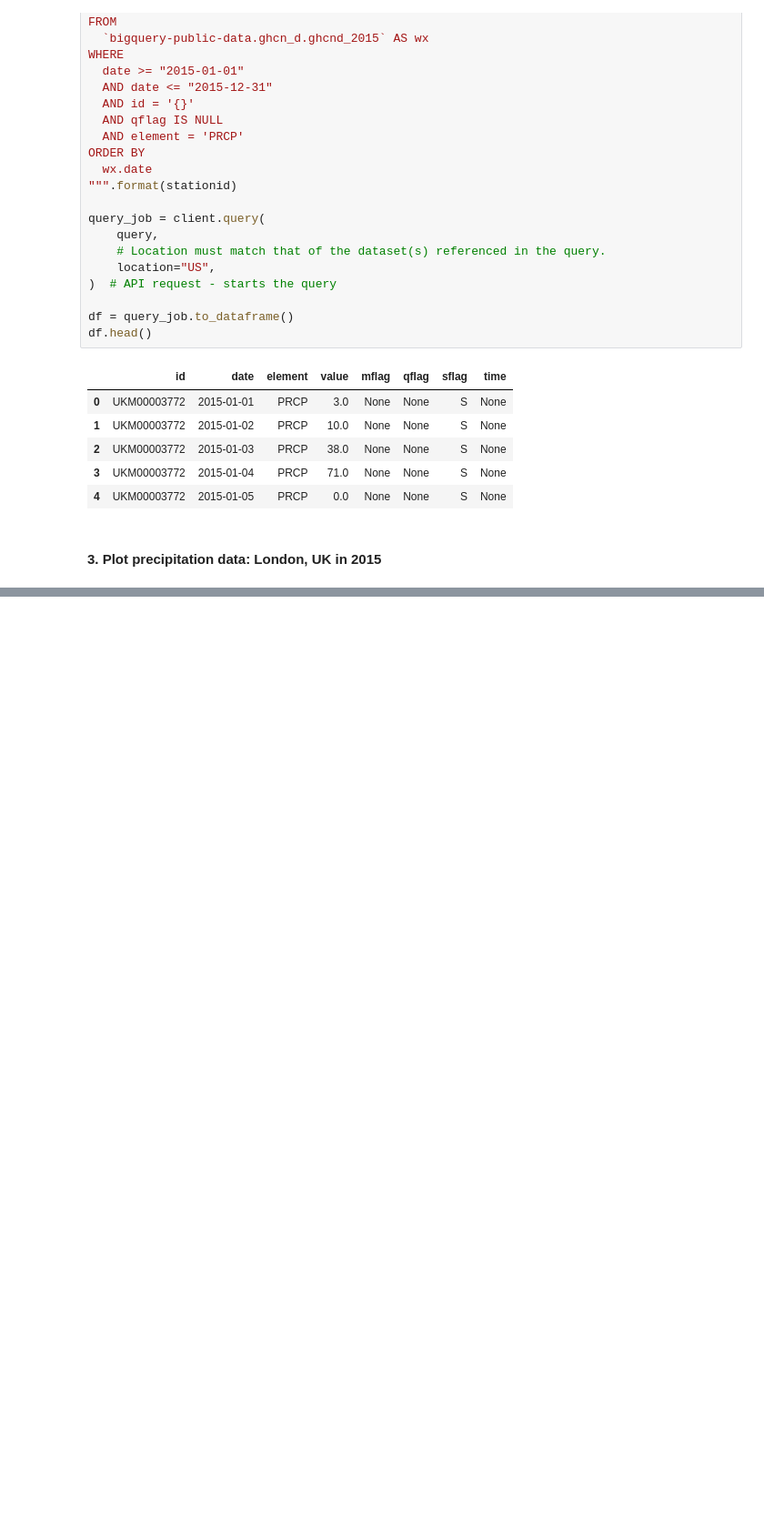
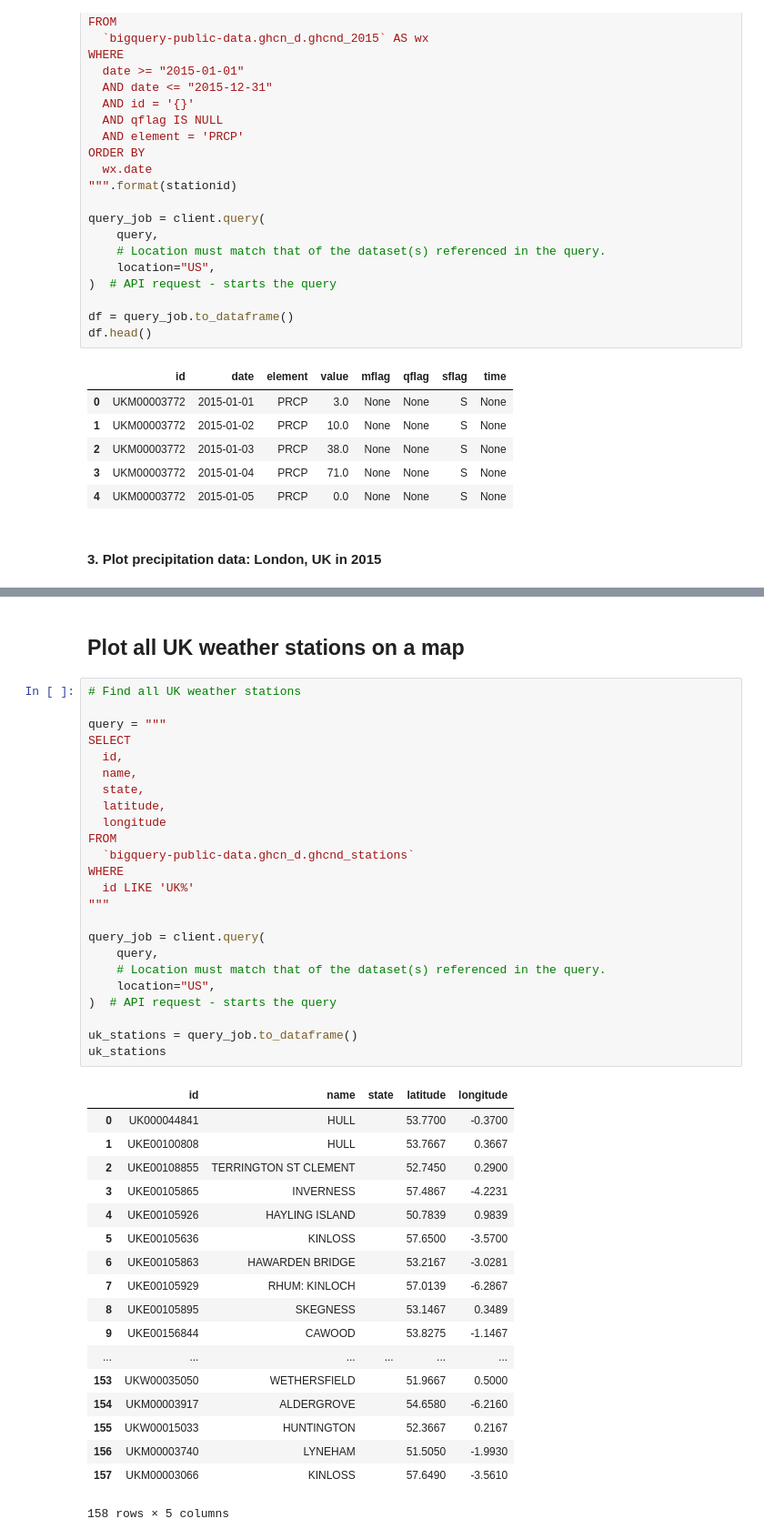
Before and after one commit to polong-lin/london-weather-bigquery, a Jupyter notebook: London Weather Data.ipynb, the cells around one changed output, grey strips where cells are left out. Shown at 91% size. Drawn from its saved outputs; the diff is of its cells as text; blank space fills up the shorter version.

```diff
--- a/London Weather Data.ipynb
+++ b/London Weather Data.ipynb
@@ -181,0 +190,45 @@ plt.plot(df.date.values, df.value.values)
+# %% [markdown]
+## Plot all UK weather stations on a map
+# %%
+# Find all UK weather stations
+
+query = """
+SELECT
+  id,
+  name,
+  state,
+  latitude,
+  longitude
+FROM
+  `bigquery-public-data.ghcn_d.ghcnd_stations`
+WHERE
+  id LIKE 'UK%'
+"""
+
+query_job = client.query(
+    query,
+    # Location must match that of the dataset(s) referenced in the query.
+    location="US",
+)  # API request - starts the query
+
+uk_stations = query_job.to_dataframe()
+uk_stations
+# %% [output]
+|  | id | name | state | latitude | longitude |
+| 0 | UK000044841 | HULL |  | 53.7700 | -0.3700 |
+| 1 | UKE00100808 | HULL |  | 53.7667 | 0.3667 |
+| 2 | UKE00108855 | TERRINGTON ST CLEMENT |  | 52.7450 | 0.2900 |
+| 3 | UKE00105865 | INVERNESS |  | 57.4867 | -4.2231 |
+| 4 | UKE00105926 | HAYLING ISLAND |  | 50.7839 | 0.9839 |
+| 5 | UKE00105636 | KINLOSS |  | 57.6500 | -3.5700 |
+| 6 | UKE00105863 | HAWARDEN BRIDGE |  | 53.2167 | -3.0281 |
+| 7 | UKE00105929 | RHUM: KINLOCH |  | 57.0139 | -6.2867 |
+| 8 | UKE00105895 | SKEGNESS |  | 53.1467 | 0.3489 |
+| 9 | UKE00156844 | CAWOOD |  | 53.8275 | -1.1467 |
+| ... | ... | ... | ... | ... | ... |
+| 153 | UKW00035050 | WETHERSFIELD |  | 51.9667 | 0.5000 |
+| 154 | UKM00003917 | ALDERGROVE |  | 54.6580 | -6.2160 |
+| 155 | UKW00015033 | HUNTINGTON |  | 52.3667 | 0.2167 |
+| 156 | UKM00003740 | LYNEHAM |  | 51.5050 | -1.9930 |
+| 157 | UKM00003066 | KINLOSS |  | 57.6490 | -3.5610 |
+158 rows × 5 columns
```
Also changed, not shown: parts of 5 cells of this notebook, 2 other files.
